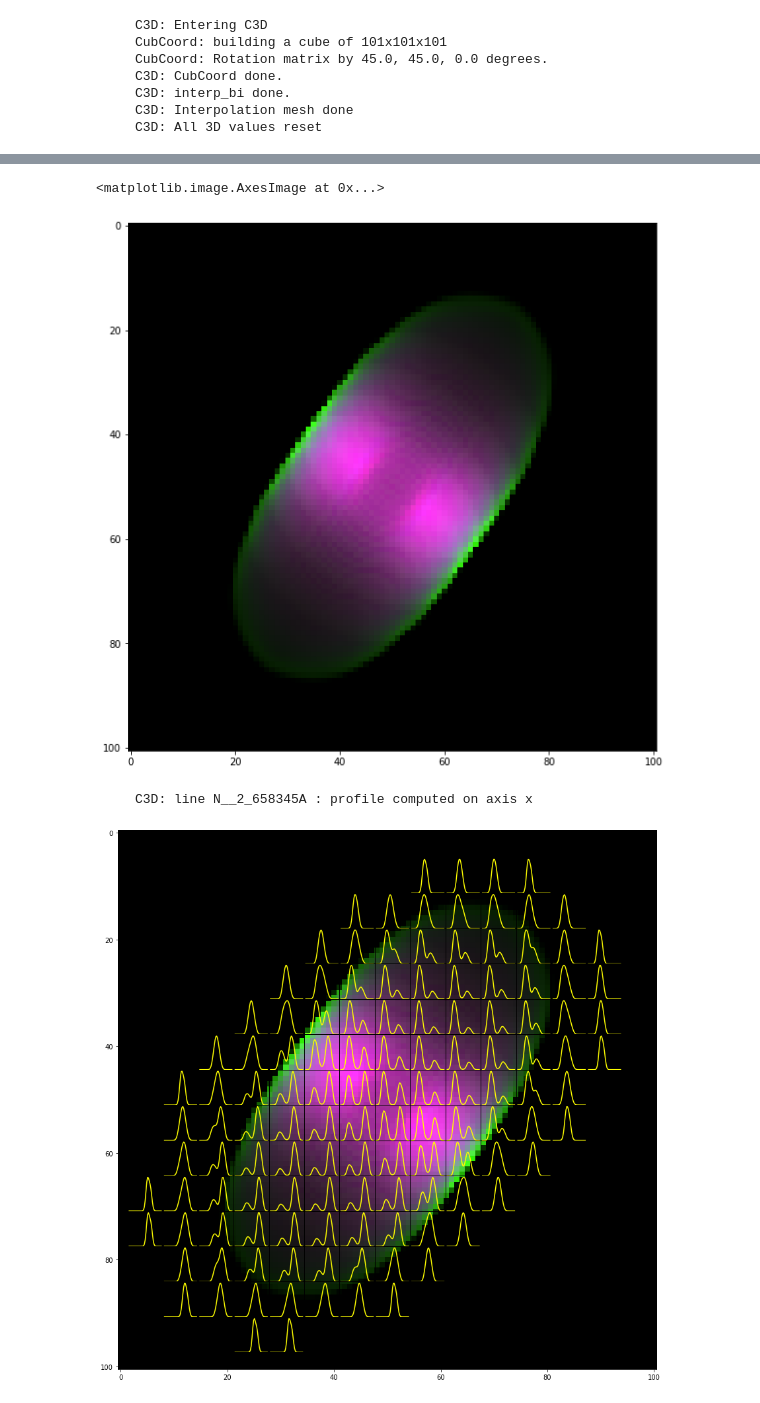
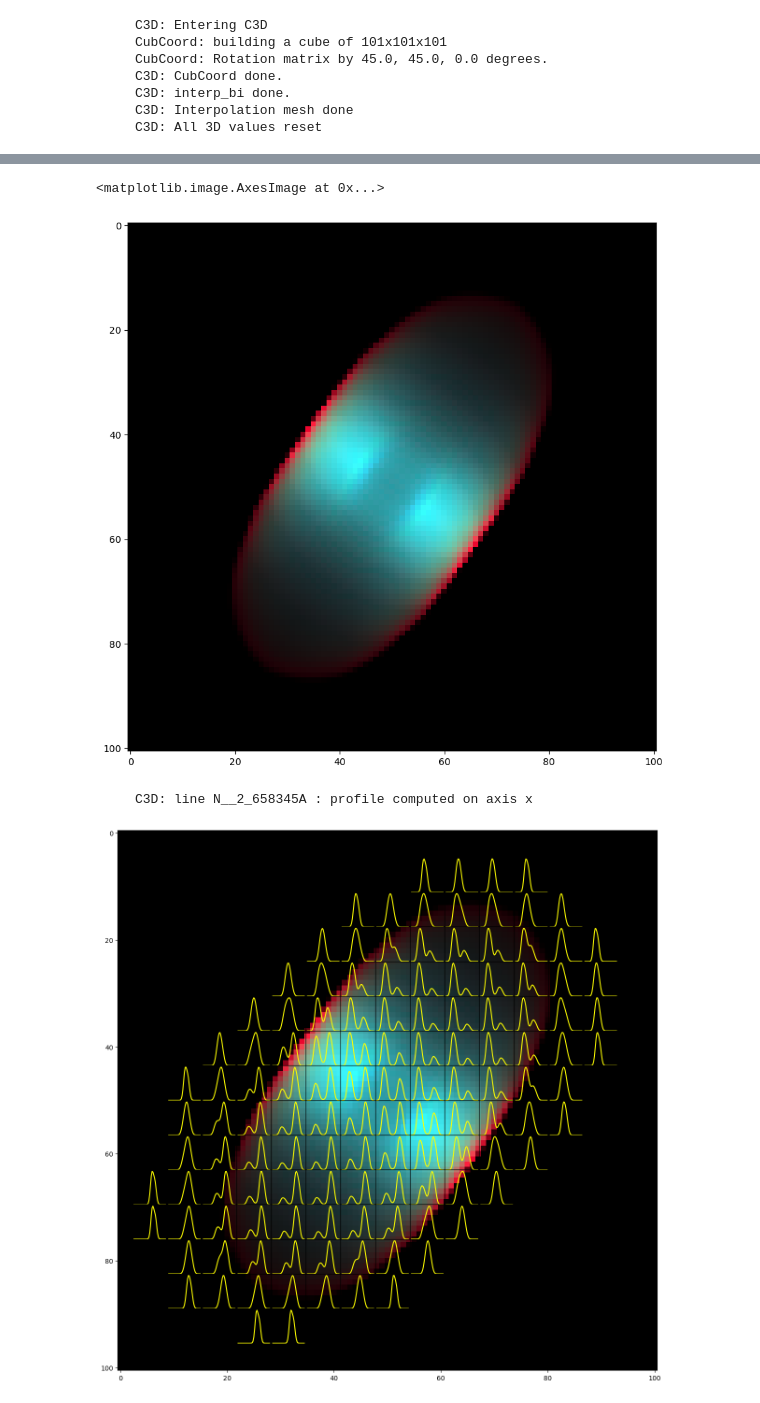
Before and after one commit to Morisset/pyCloudy, a Jupyter notebook: pyCloudy/docs/Using_pyCloudy_3.ipynb, the cells around one changed output, grey strips where cells are left out. Drawn from its saved outputs; the diff is of its cells as text; code cells hidden in the pictures.

```diff
--- a/pyCloudy/docs/Using_pyCloudy_3.ipynb
+++ b/pyCloudy/docs/Using_pyCloudy_3.ipynb
@@ -11,5 +11,5 @@ print(pc.__version__)
 # %%
-pc.config.cloudy_exe =  '/usr/local/Cloudy/c17.03/source/cloudy.exe'
+pc.config.cloudy_exe = '/usr/local/Cloudy/c25.00_rc2/source/cloudy.exe'
 # %%
 dir_ = '/tmp/models/'
 pc.print_make_file(dir_)
@@ -262,15 +259,15 @@ other_plots(m3d, proj_axis)
 # %%
-im = m3d.get_RGB(list_emis = [0, 3, 7])
+im = m3d.get_RGB(list_emis = ['N__2_658345A', 'O__3_500684A', 'H__1_486132A'])
 plt.figure(1, figsize=(10,10))
 plt.imshow(im)
 # %% [output]
 <matplotlib.image.AxesImage at 0x...>
-[figure, old version]
+[figure, new version]
 # %%
-im = m3d.get_RGB(list_emis = [0, 3, 7])
+im = m3d.get_RGB(list_emis = ['N__2_658345A', 'O__3_500684A', 'H__1_486132A'])
 plt.figure(1, figsize=(15,15))
 plt.imshow(im)
 m3d.plot_profiles(ref = 3, i_fig = 1, Nx=20, Ny=20)
 # %% [output]
      C3D: line N__2_658345A : profile computed on axis x
-[figure, old version]
+[figure, new version]
```
Also changed, not shown: parts of 10 cells of this notebook, 11 other files.
